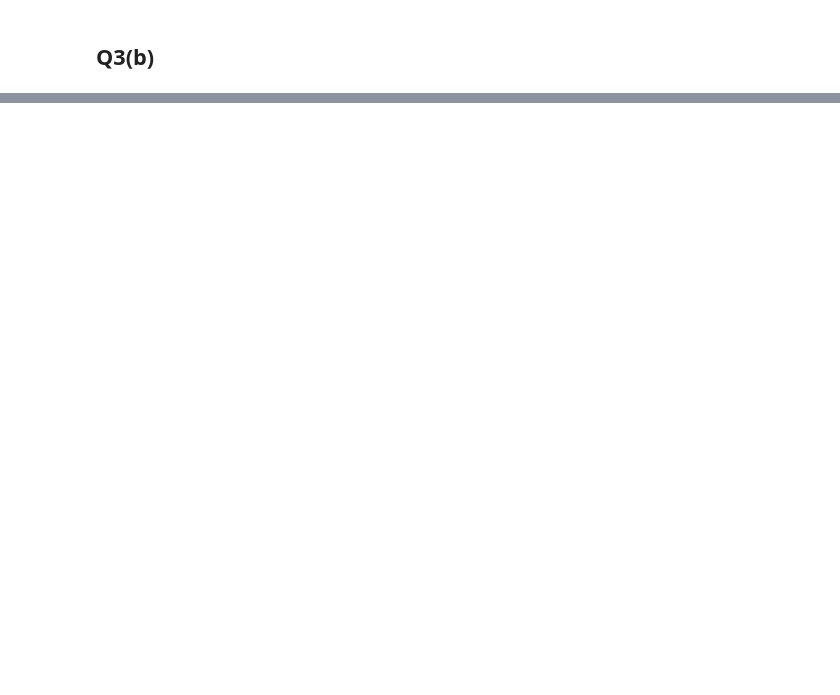
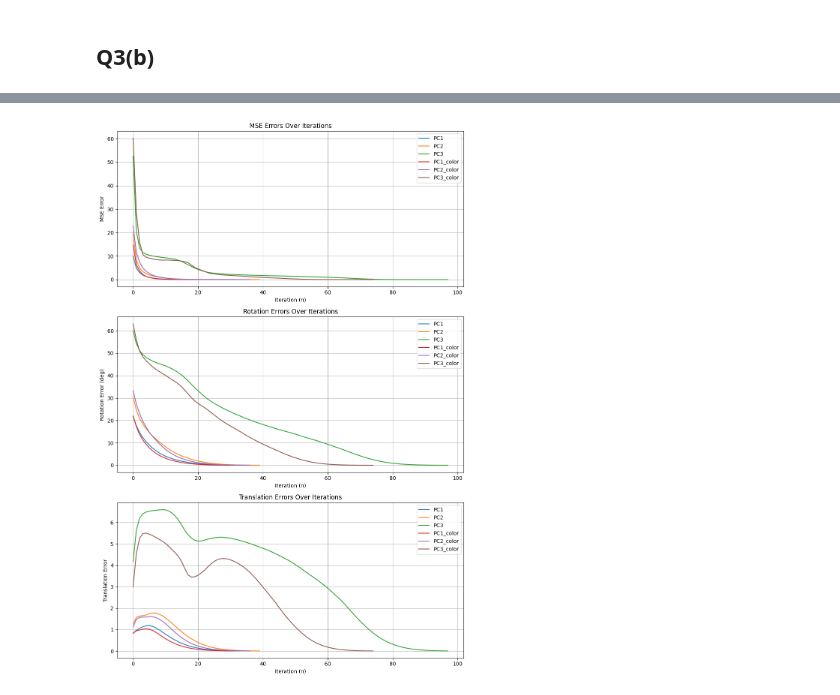
Before and after one commit to yuzhongchun17/AA273_state_estimation, a Jupyter notebook: hw4/q3_ICP.ipynb, the cells around one changed output, grey strips where cells are left out. Cells and saved outputs as stored; diff of their text form; code cells hidden in the pictures; blank space fills up the shorter version.

```diff
--- a/hw4/q3_ICP.ipynb
+++ b/hw4/q3_ICP.ipynb
@@ -262 +250,7 @@ color1[2],pc1[2]
+# %%
+def find_closest_correspondence_color(source_pc, target_pc):
+    tree_target = KDTree(target_pc)
+    _, indices = tree_target.query(source_pc, workers=-1)
+    corresponding_points = target_pc[indices]
+    return corresponding_points, indices
 # %%
@@ -324,0 +326,8 @@ R1, t1, mse1, rot_e1, trans_e1 = ICP(pc1, pc_gt, 'HW4_data_files/gt_pose_nonasso
+# %%
+target = 'HW4_data_files/ground_truth.ply'
+source1 = 'HW4_data_files/transformed_nonassociated1.ply'
+source2 = 'HW4_data_files/transformed_nonassociated2.ply'
+source3 = 'HW4_data_files/transformed_nonassociated3.ply'
+
+# Example usage:
+R1_color, t1_color, mse1_color, rot_e1_color, trans_e1_color = colored_ICP(source1, target, 'HW4_data_files/gt_pose_nonassociated1.csv', 1e-5)
@@ -324,0 +352,3 @@ R1, t1, mse1, rot_e1, trans_e1 = ICP(pc1, pc_gt, 'HW4_data_files/gt_pose_nonasso
+# %%
+R2_color, t2_color, mse2_color, rot_e2_color, trans_e2_color = colored_ICP(source2, target, 'HW4_data_files/gt_pose_nonassociated2.csv', 1e-5)
+R3_color, t3_color, mse3_color, rot_e3_color, trans_e3_color = colored_ICP(source3, target, 'HW4_data_files/gt_pose_nonassociated3.csv', 1e-5)
@@ -324,0 +373,52 @@ R1, t1, mse1, rot_e1, trans_e1 = ICP(pc1, pc_gt, 'HW4_data_files/gt_pose_nonasso
+# %%
+import matplotlib.pyplot as plt
+
+# data for MSE, rotation, and translation errors are defined as mse1, mse2, mse3, rot_e1, rot_e2, rot_e3, trans_e1, trans_e2, trans_e3
+
+# Setting up the figure and subplots
+fig, axs = plt.subplots(3, 1, figsize=(10, 15))  # 3 rows, 1 column, each subplot with a height of 7 units
+
+# MSE Errors plot
+axs[0].plot(mse1, label='PC1')
+axs[0].plot(mse2, label='PC2')
+axs[0].plot(mse3, label='PC3')
+axs[0].plot(mse1_color, label='PC1_color')
+axs[0].plot(mse2_color, label='PC2_color')
+axs[0].plot(mse3_color, label='PC3_color')
+axs[0].set_xlabel('Iteration (n)')
+axs[0].set_ylabel('MSE Error')
+axs[0].set_title('MSE Errors Over Iterations')
+axs[0].legend()
+axs[0].grid(True)
+
+# Rotation Errors plot
+axs[1].plot(rot_e1, label='PC1')
+axs[1].plot(rot_e2, label='PC2')
+axs[1].plot(rot_e3, label='PC3')
+axs[1].plot(rot_e1_color, label='PC1_color')
+axs[1].plot(rot_e2_color, label='PC2_color')
+axs[1].plot(rot_e3_color, label='PC3_color')
+axs[1].set_xlabel('Iteration (n)')
+axs[1].set_ylabel('Rotation Error (deg)')
+axs[1].set_title('Rotation Errors Over Iterations')
+axs[1].legend()
+axs[1].grid(True)
+
+# Translation Errors plot
+axs[2].plot(trans_e1, label='PC1')
+axs[2].plot(trans_e2, label='PC2')
+axs[2].plot(trans_e3, label='PC3')
+axs[2].plot(trans_e1_color, label='PC1_color')
+axs[2].plot(trans_e2_color, label='PC2_color')
+axs[2].plot(trans_e3_color, label='PC3_color')
+axs[2].set_xlabel('Iteration (n)')
+axs[2].set_ylabel('Translation Error')
+axs[2].set_title('Translation Errors Over Iterations')
+axs[2].legend()
+axs[2].grid(True)
+
+# Displaying the plot
+plt.tight_layout()
+plt.show()
+# %% [output]
+[figure, added]
```
Also changed, not shown: parts of 10 cells of this notebook, 2 other files.
